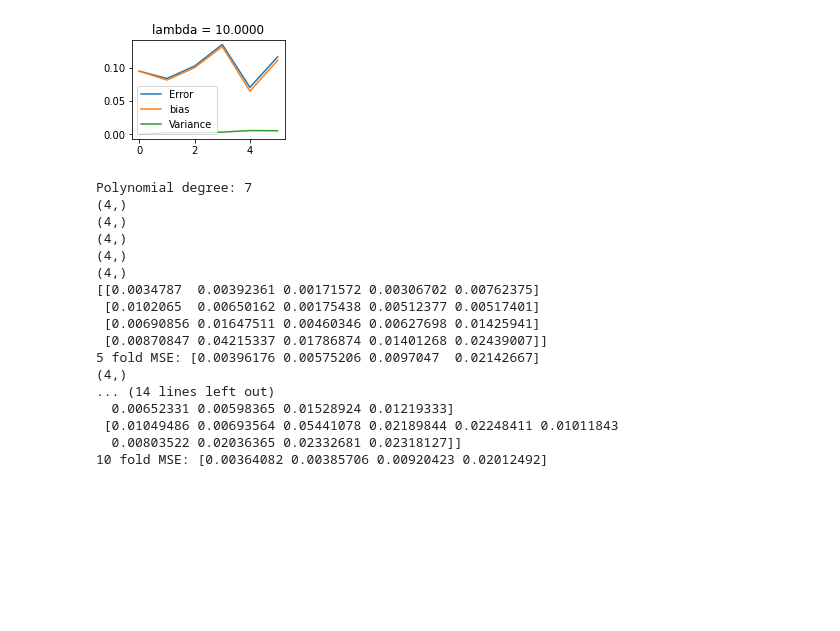
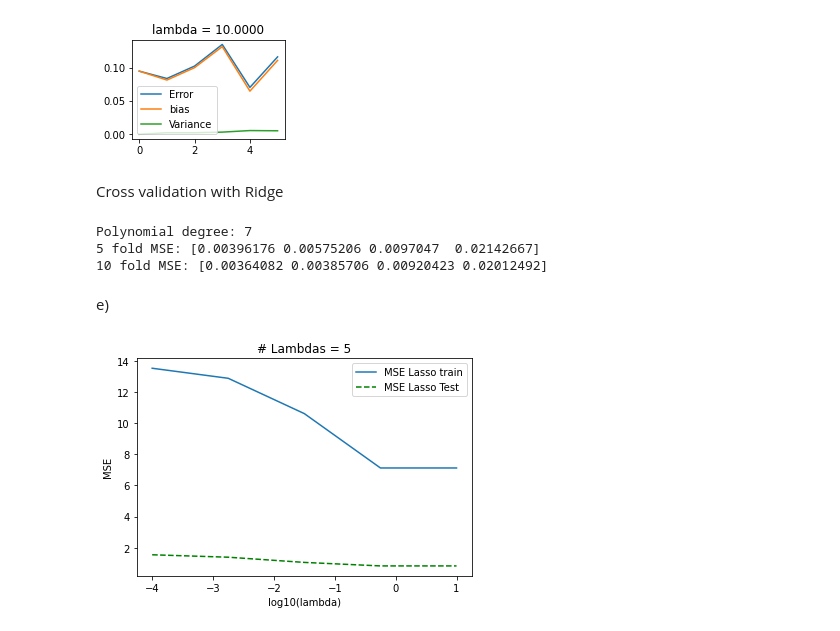
Before and after one commit to espentn/FYS-STK3155, a Jupyter notebook: FYS-STK3155.ipynb, the cells around one changed output. Saved outputs shown, nothing was run; the diff lists cells and outputs as text; code cells hidden in the pictures; blank space fills up the shorter version.

```diff
--- a/FYS-STK3155.ipynb
+++ b/FYS-STK3155.ipynb
@@ -550,6 +579,8 @@ Var: [0.06362405 0.02893545 0.01370202 0.00532003]
 [figure]
 [figure]
 [figure]
+# %% [markdown]
+Cross validation with Ridge
 # %%
 np.random.seed(26)
 
@@ -593,27 +624,17 @@ for k in K:
 
         y_pred = ridgeRegression(X_train, X_test,y_train, nlambdas, plot=False)
 
-        print(np.mean((y_test.squeeze() - y_pred)**2, keepdims=True, axis=1).squeeze().shape)
         MSErrors[:, i] = np.mean((y_test.squeeze() - y_pred)**2, keepdims=True, axis=1).squeeze()
-    print(MSErrors)
     MSError = np.mean(MSErrors, axis=1)
 
     print("%s fold MSE:"% k, MSError)
 # %% [output]
 Polynomial degree: 7
-(4,)
-(4,)
-(4,)
-(4,)
-(4,)
-[[0.0034787  0.00392361 0.00171572 0.00306702 0.00762375]
- [0.0102065  0.00650162 0.00175438 0.00512377 0.00517401]
- [0.00690856 0.01647511 0.00460346 0.00627698 0.01425941]
- [0.00870847 0.04215337 0.01786874 0.01401268 0.02439007]]
 5 fold MSE: [0.00396176 0.00575206 0.0097047  0.02142667]
-(4,)
-... (14 lines left out)
-  0.00652331 0.00598365 0.01528924 0.01219333]
- [0.01049486 0.00693564 0.05441078 0.02189844 0.02248411 0.01011843
-  0.00803522 0.02036365 0.02332681 0.02318127]]
 10 fold MSE: [0.00364082 0.00385706 0.00920423 0.02012492]
+# %% [markdown]
+e)
+# %%
+_ = lassoRegression(X_train, X_test,y_train, nlambdas=5, plot=True)
+# %% [output]
+[figure, added]
```
Also changed, not shown: parts of 3 cells of this notebook.
